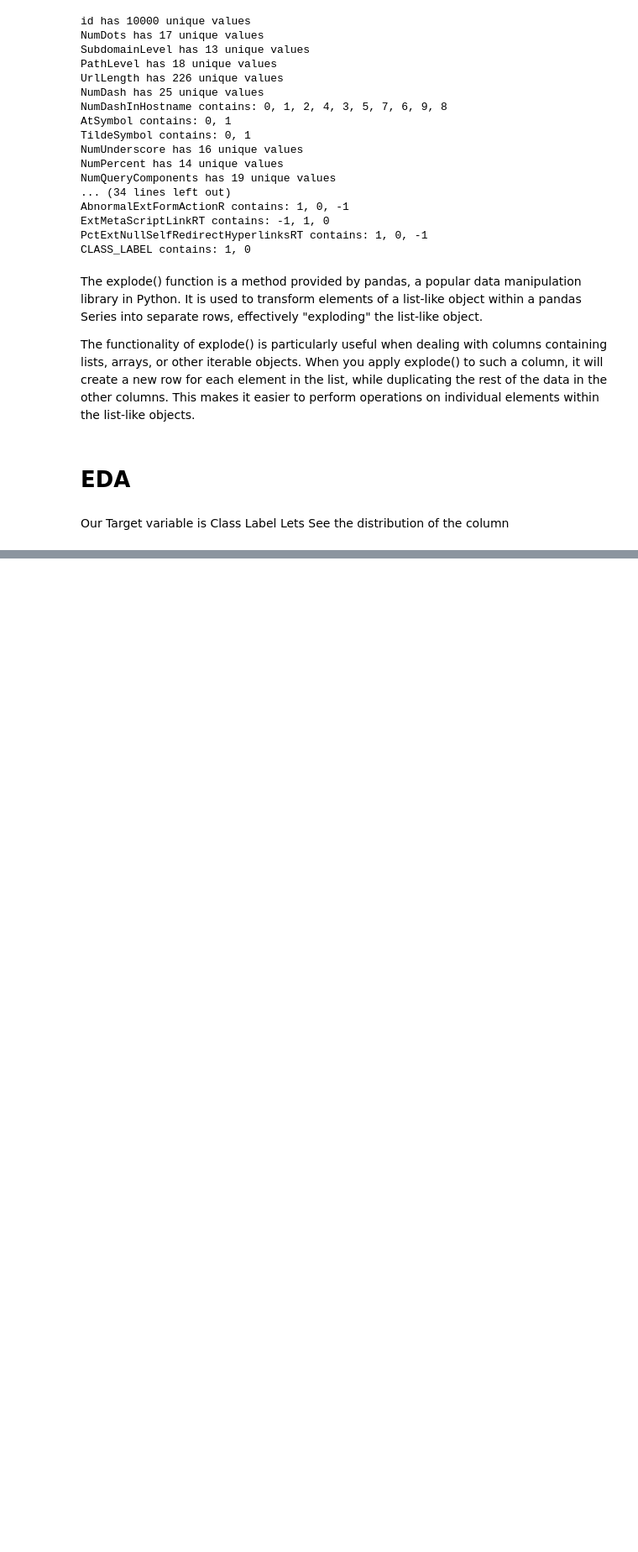
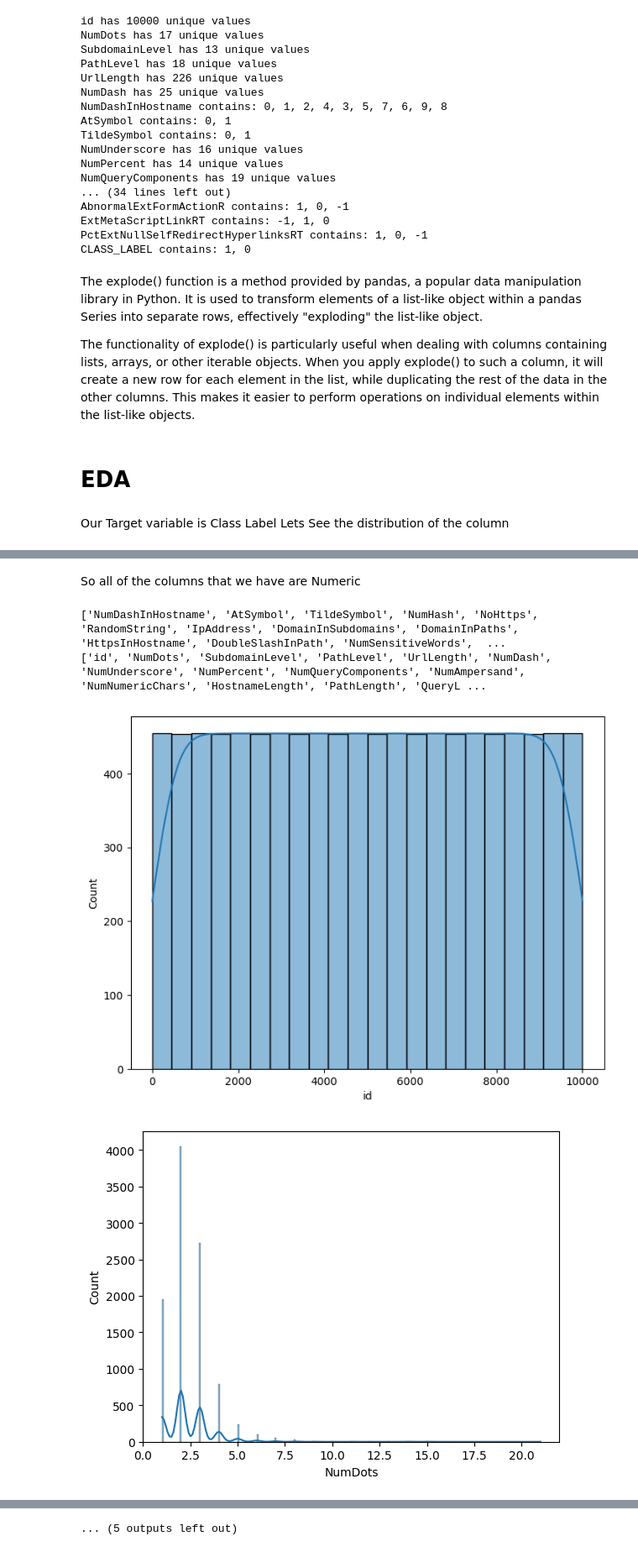
Before and after one commit to koushik2299/Phising-attack-detection, a Jupyter notebook: Phising_attacks.ipynb, the cells around one changed output, grey strips where cells are left out. Shown: that part at 84% size. Drawn from its saved outputs; the diff is of its cells as text; code cells hidden in the pictures; blank space fills up the shorter version.

```diff
--- a/Phising_attacks.ipynb
+++ b/Phising_attacks.ipynb
@@ -199,0 +237,36 @@ plt.show()
+# %% [markdown]
+So all of the columns that we have are Numeric
+# %%
+def separate_discrete_continuous(df):
+    discrete_columns = []
+    continuous_columns = []
+
+    for col in df.columns:
+        if pd.api.types.is_numeric_dtype(df[col]):
+            if len(df[col].unique()) <= 10:  # A threshold to identify discrete columns (you can adjust this as needed)
+                discrete_columns.append(col)
+            else:
+                continuous_columns.append(col)
+        else:
+            discrete_columns.append(col)
+
+    return discrete_columns, continuous_columns
+# %%
+descrete,continuous=separate_discrete_continuous(df)
+print(descrete)
+print(continuous)
+# %% [output]
+['NumDashInHostname', 'AtSymbol', 'TildeSymbol', 'NumHash', 'NoHttps', 'RandomString', 'IpAddress', 'DomainInSubdomains', 'DomainInPaths', 'HttpsInHostname', 'DoubleSlashInPath', 'NumSensitiveWords',  ...
+['id', 'NumDots', 'SubdomainLevel', 'PathLevel', 'UrlLength', 'NumDash', 'NumUnderscore', 'NumPercent', 'NumQueryComponents', 'NumAmpersand', 'NumNumericChars', 'HostnameLength', 'PathLength', 'QueryL ...
+# %%
+import seaborn as sns
+import matplotlib.pyplot as plt
+plt.figure(figsize=(8,6))
+x=0
+for i in continuous:
+    sns.histplot(data=df,x=i,kde=True)
+    print('\n')
+    plt.show()
+# %% [output]
+[figure, added]
+[figure, added]
@@ -199,0 +283 @@ plt.show()
+... (5 outputs left out)
```
Also changed, not shown: parts of 8 cells of this notebook.
